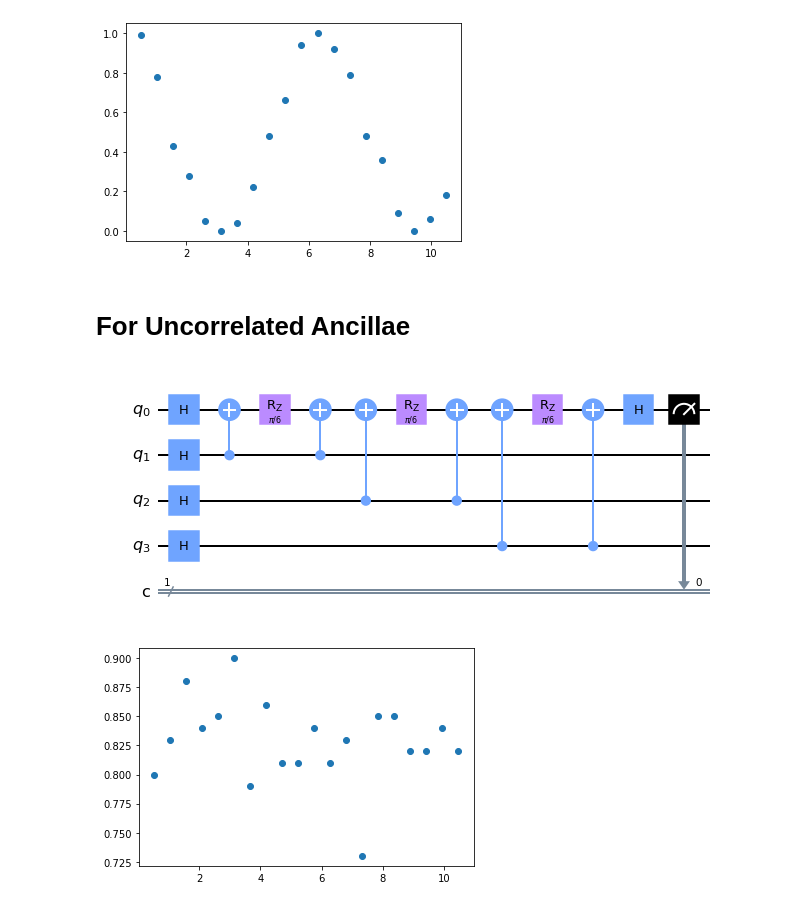
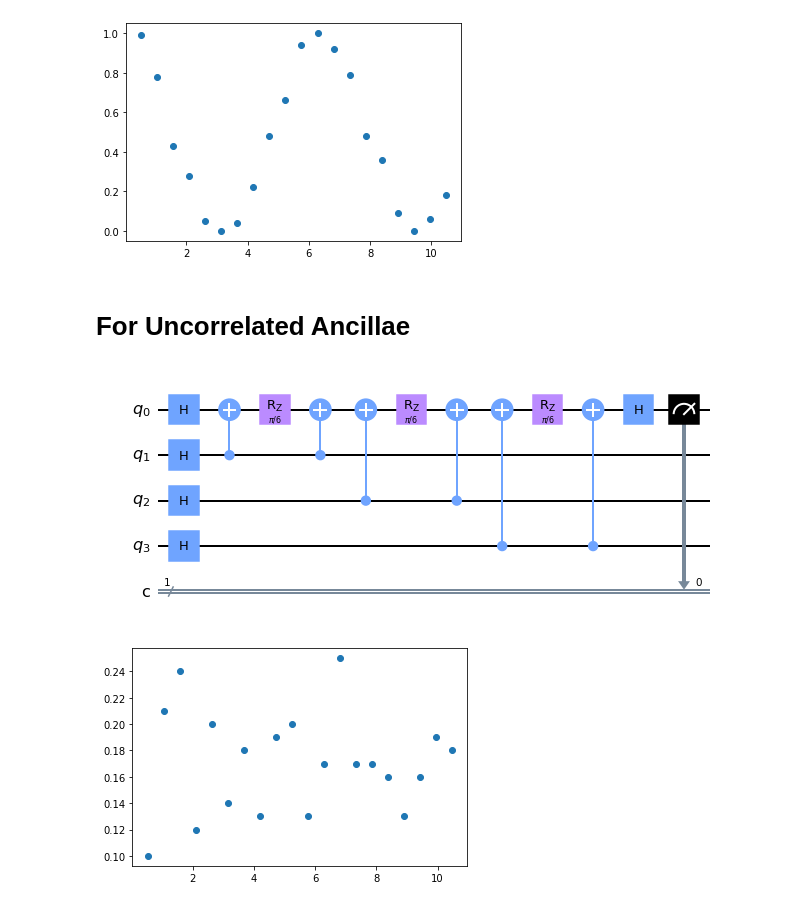
Before and after one commit to JessicaJohnBritto/QOSF_Cohort6, a Jupyter notebook: Results_from_paper/Collisional Model .ipynb, the cells around one changed output. Drawn from its saved outputs; the diff is of its cells as text; code cells hidden in the pictures.

```diff
--- a/Results_from_paper/Collisional Model .ipynb
+++ b/Results_from_paper/Collisional Model .ipynb
@@ -65,29 +65,48 @@ qq.draw(output="mpl")
 # %% [output]
 [figure]
 [figure]
-# %% [markdown]
-# For Uncorrelated Ancillae
-# %%
-q = QuantumRegister(4,name = 'q')
-c = ClassicalRegister(1, name = 'c')
-system = 0
-ancillae = [1, 2, 3]
-rho_12, T = [], []
-n = 20
-tt = np.pi/6
-g = 1
-t = g*(tt)
-for i in range(1,n+1,1):
-    circ = uncorr(q, c, system, ancillae, g, tt, i)
-    if i == 3:
-        qq = circ
-    T.append(i*t)
-    job = qiskit.execute(circ, Aer.get_backend('qasm_simulator'), shots=100)
-    counts = job.result().get_counts()
-    rho_12.append(counts.get('0',0)/(counts.get('0',0)+counts.get('1',0)))
-
-plt.scatter(T, np.real(rho_12))
-qq.draw(output="mpl")
-# %% [output]
-[figure, removed]
-[figure, removed]
+# %% [markdown]
+# For Uncorrelated Ancillae
+# %%
+def uncorr(q, c, system, ancillae, g, t, i):
+    ucoA = QuantumCircuit(q,c)
+
+    # State Preparation
+    for l in range(4):
+        ucoA.h(q[l])
+
+    # Collisions between the system and ancilla qubits
+    for j in range(1, 4, 1):
+        ucoA.cnot(q[j],q[system])
+        ucoA.rz(t, q[system])
+        ucoA.cnot(q[j],q[system])
+
+    ucoA.h(q[system])
+
+    ucoA.measure(q[system],c[0])
+
+    return ucoA
+# %%
+q = QuantumRegister(4,name = 'q')
+c = ClassicalRegister(1, name = 'c')
+system = 0
+ancillae = [1, 2, 3]
+rho_12, T = [], []
+n = 20
+tt = np.pi/6
+g = 1
+t = g*(tt)
+for i in range(1,n+1,1):
+    circ = uncorr(q, c, system, ancillae, g, tt, i)
+    if i == 3:
+        qq = circ
+    T.append(i*t)
+    job = qiskit.execute(circ, Aer.get_backend('qasm_simulator'), shots=100)
+    counts = job.result().get_counts()
+    rho_12.append(counts.get('1',0)/(counts.get('0',0)+counts.get('1',0)))
+
+plt.scatter(T, np.real(rho_12))
+qq.draw(output="mpl")
+# %% [output]
+[figure, added]
+[figure, added]
```
